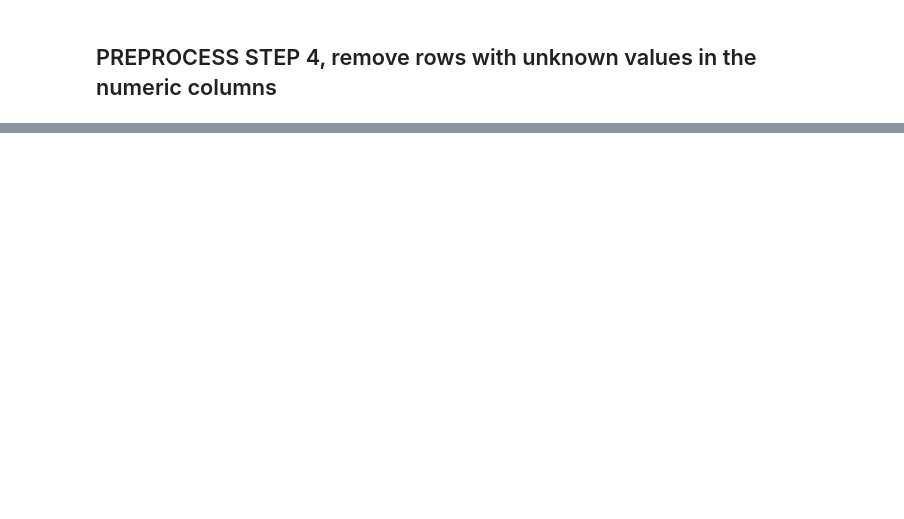
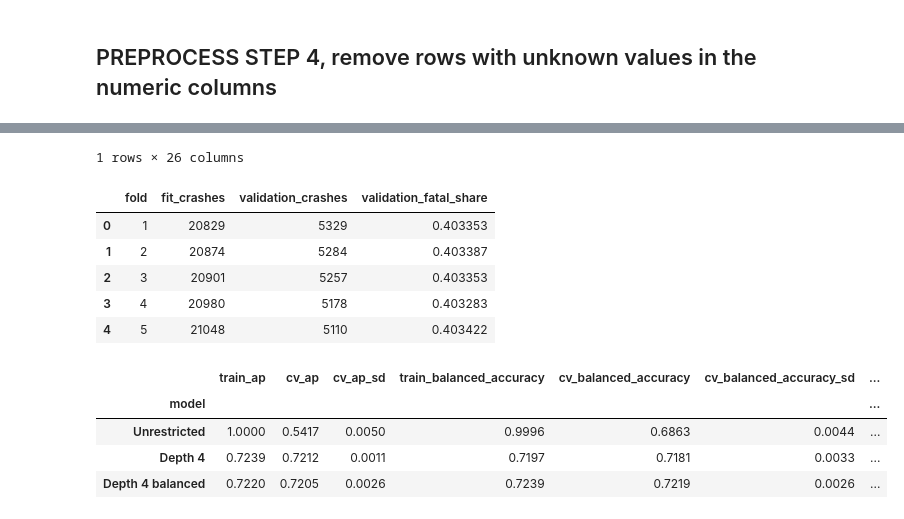
Before and after one commit to tysonbeach/COSC522_team_13, a Jupyter notebook: project/decision_tree.ipynb, the cells around one changed output, grey strips where cells are left out. Saved outputs shown, nothing was run; the diff lists cells and outputs as text; code cells hidden in the pictures; blank space fills up the shorter version.

```diff
--- a/project/decision_tree.ipynb
+++ b/project/decision_tree.ipynb
@@ -77,9 +87,8 @@ Name: count, dtype: int64
 # %% [markdown]
 ## PREPROCESS STEP 2, keep only vehicle occupants in dataset
 # %%
-# Keep only vehicle occupants: PER_TYP 1 = driver, 2 = passenger
-FULL_SET = FULL_SET[FULL_SET["PER_TYP"].isin([1, 2])]
-
+# Keep Tyson's occupant definition: PER_TYP 1 = driver, 2 = passenger.
+FULL_SET = FULL_SET.loc[FULL_SET["PER_TYP"].isin([1, 2])].copy()
 print(f"{len(FULL_SET):,} people remain")
 # %% [output]
 76,695 people remain
@@ -164,0 +259,49 @@ base_impact_post_df = FULL_SET[ID_COLS + ["FATAL"] + BASE_IMPACT_POST_FEATURES]
+# %%
+BASE_NUMERIC = [c for c in BASE_FEATURES if c in NUMERIC_COLS]
+BASE_CATEGORICAL = [c for c in BASE_FEATURES if c not in NUMERIC_COLS]
+display(X_train.isna().sum().rename("training_actual_NaNs").to_frame().T)
+
+def make_tree(**params):
+    preprocess = ColumnTransformer([
+        ("numeric", Pipeline([
+            ("impute", SimpleImputer(strategy="median", add_indicator=True, keep_empty_features=True)),
+        ]), BASE_NUMERIC),
+        ("categorical", Pipeline([
+            ("impute", SimpleImputer(strategy="constant", fill_value=-1, keep_empty_features=True)),
+            ("onehot", OneHotEncoder(handle_unknown="ignore", sparse_output=True)),
+        ]), BASE_CATEGORICAL),
+    ])
+    return Pipeline([("preprocess", preprocess),
+                     ("tree", DecisionTreeClassifier(random_state=SEED, **params))])
+
+candidates = {
+    "Unrestricted": make_tree(),
+    "Depth 4": make_tree(max_depth=4),
+    "Depth 4 balanced": make_tree(max_depth=4, class_weight="balanced"),
+}
+# No use of X_test/y_test in model fitting, CV scoring, or selection below.
+cv = StratifiedGroupKFold(n_splits=5, shuffle=True, random_state=SEED)
+cv_splits = list(cv.split(X_train, y_train, groups=g_train))
+fold_audit = []
+for fold, (fit_idx, valid_idx) in enumerate(cv_splits, 1):
+    assert set(g_train.iloc[fit_idx]).isdisjoint(set(g_train.iloc[valid_idx]))
+    assert set(y_train.iloc[fit_idx].unique()) == set(y_train.iloc[valid_idx].unique()) == {0, 1}
+    fold_audit.append({"fold": fold, "fit_crashes": g_train.iloc[fit_idx].nunique(),
+                       "validation_crashes": g_train.iloc[valid_idx].nunique(),
+                       "validation_fatal_share": y_train.iloc[valid_idx].mean()})
+display(pd.DataFrame(fold_audit))
+scoring = {"ap": "average_precision", "balanced_accuracy": "balanced_accuracy",
+           "roc_auc": "roc_auc", "f1": "f1"}
+cv_rows = []
+for name, model in candidates.items():
+    scores = cross_validate(model, X_train, y_train, cv=cv_splits, scoring=scoring,
+                            return_train_score=True, n_jobs=2, error_score="raise")
+    row = {"model": name}
+    for metric in scoring:
+        row[f"train_{metric}"] = scores[f"train_{metric}"].mean()
+        row[f"cv_{metric}"] = scores[f"test_{metric}"].mean()
+        row[f"cv_{metric}_sd"] = scores[f"test_{metric}"].std(ddof=1)
+    cv_rows.append(row)
+cv_comparison = pd.DataFrame(cv_rows).set_index("model")
+display(cv_comparison.round(4))
+# %% [output]
@@ -164,0 +310,12 @@ base_impact_post_df = FULL_SET[ID_COLS + ["FATAL"] + BASE_IMPACT_POST_FEATURES]
+1 rows × 26 columns
+|  | fold | fit_crashes | validation_crashes | validation_fatal_share |
+| 0 | 1 | 20829 | 5329 | 0.403353 |
+| 1 | 2 | 20874 | 5284 | 0.403387 |
+| 2 | 3 | 20901 | 5257 | 0.403353 |
+| 3 | 4 | 20980 | 5178 | 0.403283 |
+| 4 | 5 | 21048 | 5110 | 0.403422 |
+|  | train_ap | cv_ap | cv_ap_sd | train_balanced_accuracy | cv_balanced_accuracy | cv_balanced_accuracy_sd | ... |
+| model |  |  |  |  |  |  | ... |
+| Unrestricted | 1.0000 | 0.5417 | 0.0050 | 0.9996 | 0.6863 | 0.0044 | ... |
+| Depth 4 | 0.7239 | 0.7212 | 0.0011 | 0.7197 | 0.7181 | 0.0033 | ... |
+| Depth 4 balanced | 0.7220 | 0.7205 | 0.0026 | 0.7239 | 0.7219 | 0.0026 | ... |
```
Also changed, not shown: parts of 24 cells of this notebook.
